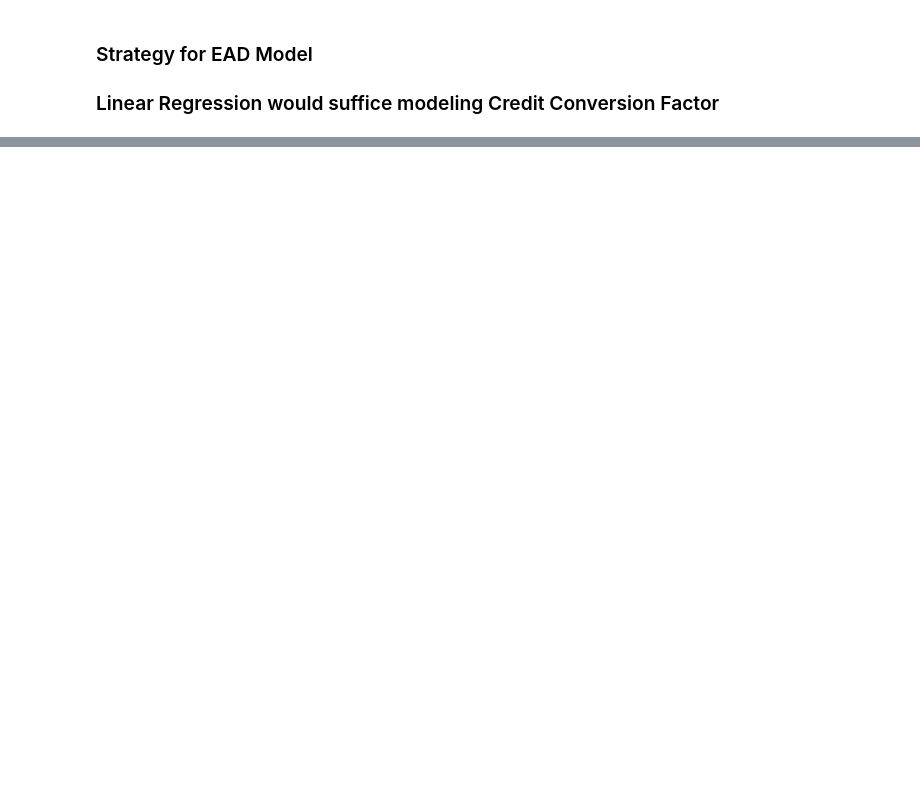
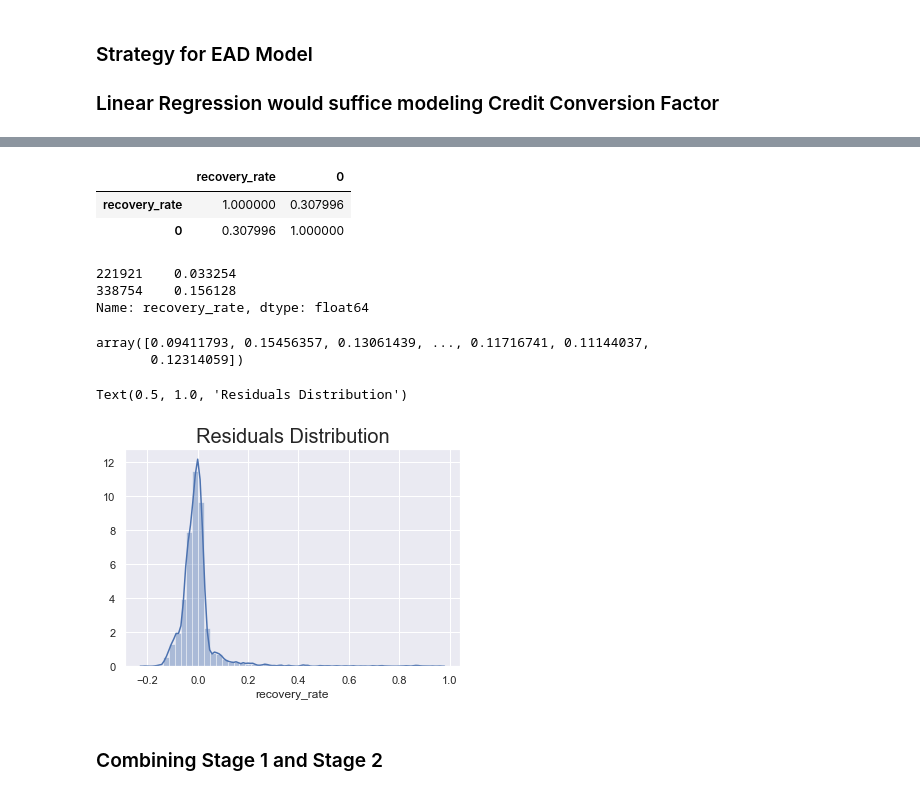
Before and after one commit to BAGLAT/Credit-Risk-Modeling, a Jupyter notebook: LGD + EAD Models and Total Expected Loss.ipynb, the cells around one changed output, grey strips where cells are left out. Drawn from its saved outputs; the diff is of its cells as text; code cells hidden in the pictures; blank space fills up the shorter version.

```diff
--- a/Credit Risk Modeling - LGD and EAD.ipynb
+++ b/LGD + EAD Models and Total Expected Loss.ipynb
@@ -305,0 +746,7 @@ loan_data_defaults['recovery_rate_0_1']
+# %%
+reg_lgd_st_2 = LinearRegression()
+# We create an instance of an object from the 'LogisticRegression' class.
+reg_lgd_st_2.fit(lgd_inputs_stage_2_train, lgd_targets_stage_2_train)
+# Estimates the coefficients of the object from the 'LogisticRegression' class
+# with inputs (independent variables) contained in the first dataframe
+# and targets (dependent variables) contained in the second dataframe.
@@ -305,0 +827,6 @@ loan_data_defaults['recovery_rate_0_1']
+# %%
+lgd_inputs_stage_2_test = lgd_inputs_stage_2_test[features_all]
+# Here we keep only the variables we need for the model.
+# %%
+lgd_inputs_stage_2_test = lgd_inputs_stage_2_test.drop(features_reference_cat, axis = 1)
+# Here we remove the dummy variable reference categories.
@@ -305,0 +854,4 @@ loan_data_defaults['recovery_rate_0_1']
+# %%
+y_hat_test_lgd_stage_2 = reg_lgd_st_2.predict(lgd_inputs_stage_2_test)
+# Calculates the predicted values for the dependent variable (targets)
+# based on the values of the independent variables (inputs) supplied as an argument.
@@ -305,0 +863,25 @@ loan_data_defaults['recovery_rate_0_1']
+# %%
+pd.concat([lgd_targets_stage_2_test_temp, pd.DataFrame(y_hat_test_lgd_stage_2)], axis = 1).corr()
+# We calculate the correlation between actual and predicted values.
+# %% [output]
+|  | recovery_rate | 0 |
+| recovery_rate | 1.000000 | 0.307996 |
+| 0 | 0.307996 | 1.000000 |
+# %%
+lgd_targets_stage_2_test.head(2)
+# %% [output]
+221921    0.033254
+338754    0.156128
+Name: recovery_rate, dtype: float64
+# %%
+y_hat_test_lgd_stage_2
+# %% [output]
+array([0.09411793, 0.15456357, 0.13061439, ..., 0.11716741, 0.11144037,
+       0.12314059])
+# %%
+sns.distplot(lgd_targets_stage_2_test - y_hat_test_lgd_stage_2)
+# We plot the distribution of the residuals.
+plt.title('Residuals Distribution',size='20')
+# %% [output]
+Text(0.5, 1.0, 'Residuals Distribution')
+[figure, added]
@@ -305,0 +891,2 @@ loan_data_defaults['recovery_rate_0_1']
+# %% [markdown]
+### Combining Stage 1 and Stage 2
```
Also changed, not shown: parts of 138 cells of this notebook, 5 other files.
